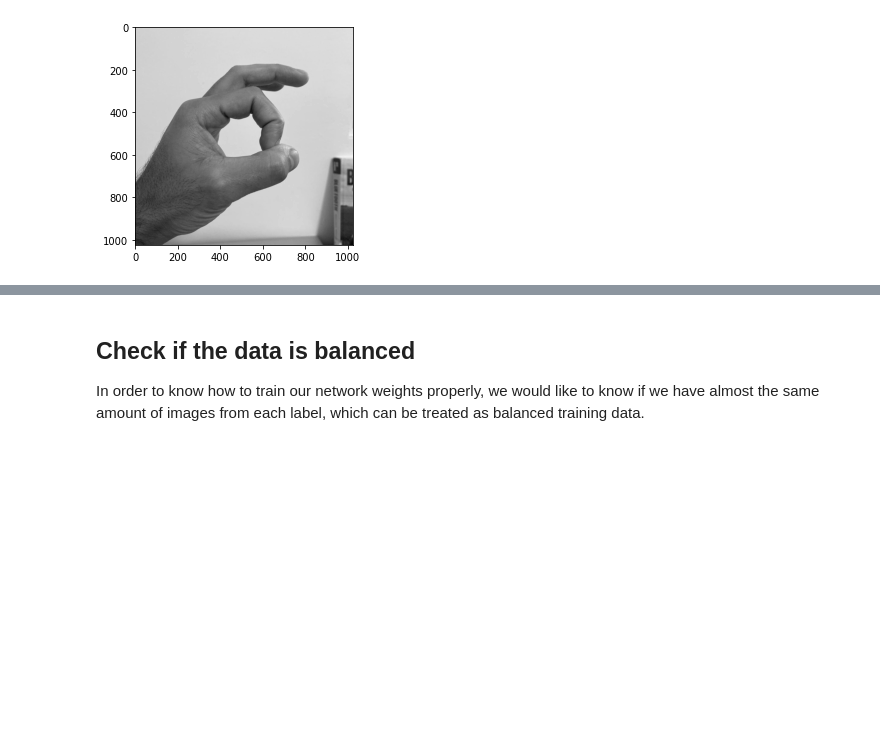
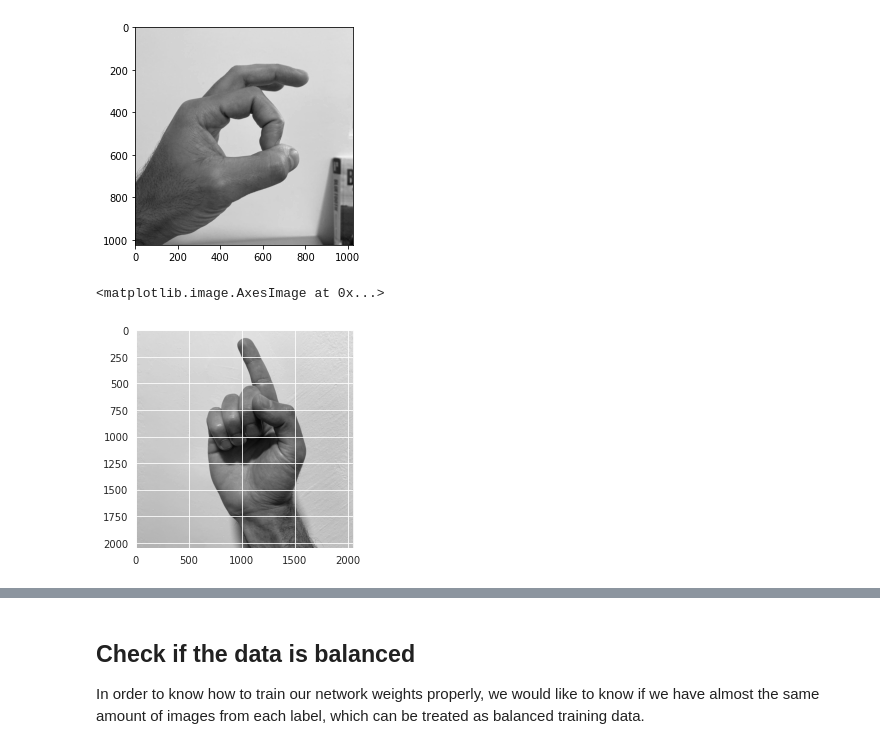
Before and after one commit to RonBartov/american-sign-language-image-classification, a Jupyter notebook: Copy_of_Deep_Learning_Final_Project_ASL_Classification.ipynb, the cells around one changed output, grey strips where cells are left out. Drawn from its saved outputs; the diff is of its cells as text; code cells hidden in the pictures; blank space fills up the shorter version.

```diff
--- a/Copy_of_Deep_Learning_Final_Project_ASL_Classification.ipynb
+++ b/Copy_of_Deep_Learning_Final_Project_ASL_Classification.ipynb
@@ -111,3 +165,10 @@ plt.imshow(ext_img_gray, cmap='gray')
 # %% [output]
 <matplotlib.image.AxesImage at 0x...>
 [figure]
+# %%
+ext_img_rgb = Im.open("/content/gdrive/MyDrive/Colab Notebooks/Deep Learning Final Project- ASL/WhatsApp Image 2023-02-09 at 19.03.14.jpeg")
+ext_img_gray = ImageOps.grayscale(ext_img_rgb)
+plt.imshow(ext_img_gray, cmap='gray')
+# %% [output]
+<matplotlib.image.AxesImage at 0x...>
+[figure, added]
```
Also changed, not shown: parts of 6 cells of this notebook.
